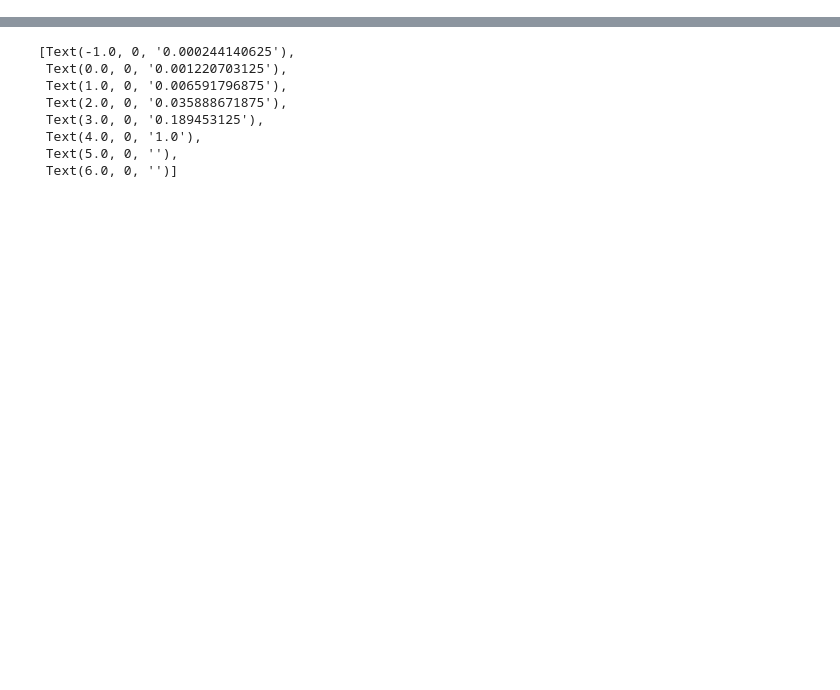
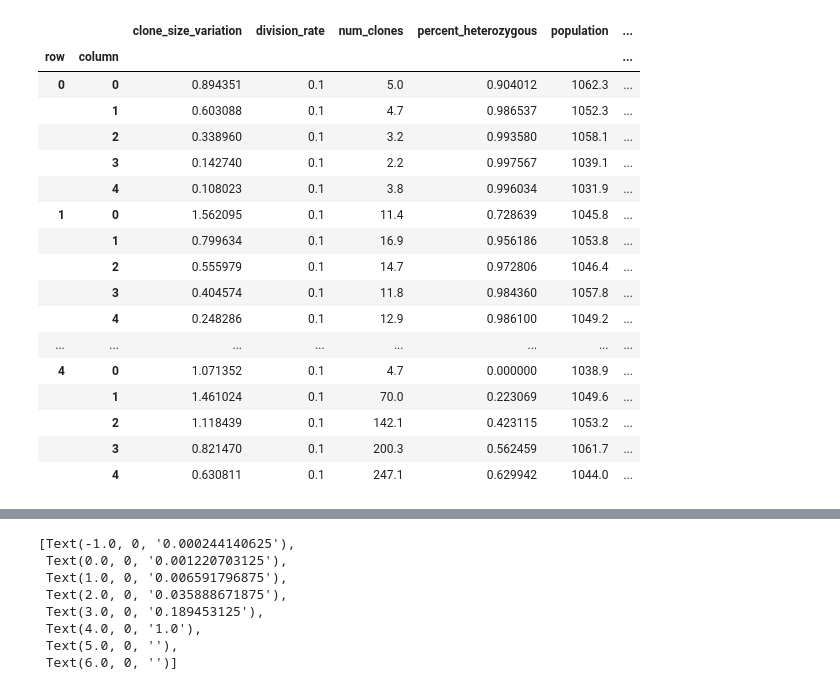
Before and after one commit to sbernasek/growth, a Jupyter notebook: notebooks/analysis.ipynb, the cells around one changed output, grey strips where cells are left out. Drawn from its saved outputs; the diff is of its cells as text; code cells hidden in the pictures; blank space fills up the shorter version.

```diff
--- a/notebooks/analysis.ipynb
+++ b/notebooks/analysis.ipynb
@@ -56,0 +68,21 @@ df['log_clone_size'] = np.log10(df.mean_clone_size)
+# %%
+sweep.results.groupby(['row', 'column']).mean()
+# %% [output]
+|  |  | clone_size_variation | division_rate | num_clones | percent_heterozygous | population | ... |
+| row | column |  |  |  |  |  | ... |
+| 0 | 0 | 0.894351 | 0.1 | 5.0 | 0.904012 | 1062.3 | ... |
+|  | 1 | 0.603088 | 0.1 | 4.7 | 0.986537 | 1052.3 | ... |
+|  | 2 | 0.338960 | 0.1 | 3.2 | 0.993580 | 1058.1 | ... |
+|  | 3 | 0.142740 | 0.1 | 2.2 | 0.997567 | 1039.1 | ... |
+|  | 4 | 0.108023 | 0.1 | 3.8 | 0.996034 | 1031.9 | ... |
+| 1 | 0 | 1.562095 | 0.1 | 11.4 | 0.728639 | 1045.8 | ... |
+|  | 1 | 0.799634 | 0.1 | 16.9 | 0.956186 | 1053.8 | ... |
+|  | 2 | 0.555979 | 0.1 | 14.7 | 0.972806 | 1046.4 | ... |
+|  | 3 | 0.404574 | 0.1 | 11.8 | 0.984360 | 1057.8 | ... |
+|  | 4 | 0.248286 | 0.1 | 12.9 | 0.986100 | 1049.2 | ... |
+| ... | ... | ... | ... | ... | ... | ... | ... |
+| 4 | 0 | 1.071352 | 0.1 | 4.7 | 0.000000 | 1038.9 | ... |
+|  | 1 | 1.461024 | 0.1 | 70.0 | 0.223069 | 1049.6 | ... |
+|  | 2 | 1.118439 | 0.1 | 142.1 | 0.423115 | 1053.2 | ... |
+|  | 3 | 0.821470 | 0.1 | 200.3 | 0.562459 | 1061.7 | ... |
+|  | 4 | 0.630811 | 0.1 | 247.1 | 0.629942 | 1044.0 | ... |
```
Also changed, not shown: parts of 20 cells of this notebook, 5 other files.
